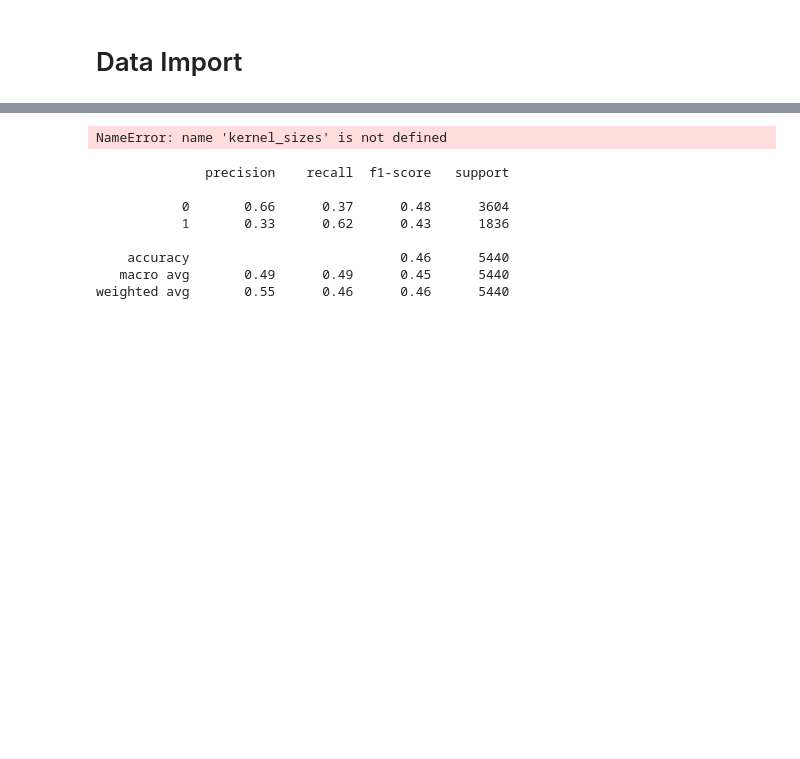
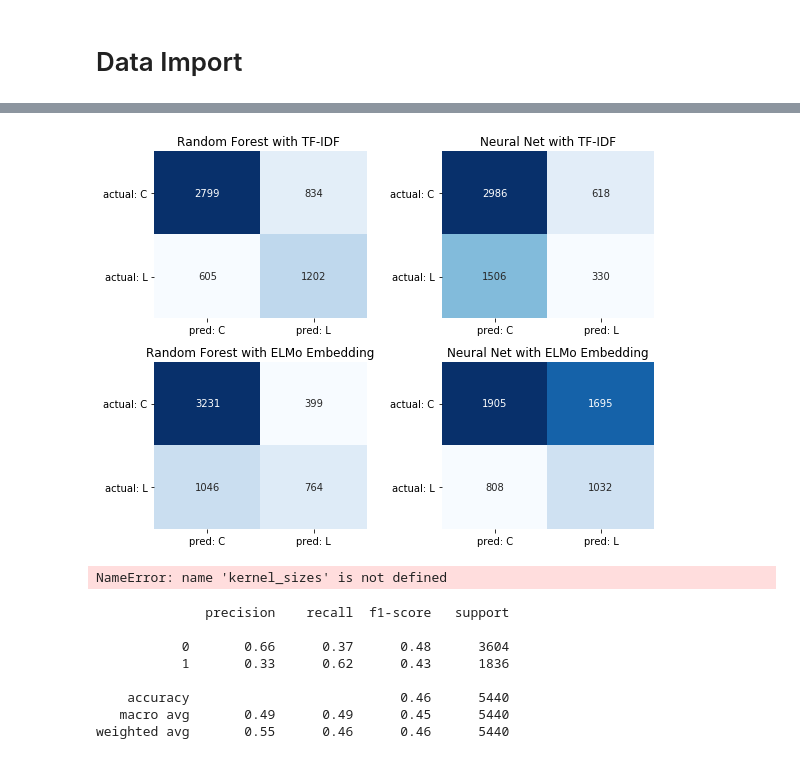
Before and after one commit to Alpha-1787/W266-Final-Project, a Jupyter notebook: Political-Leaning-Classification.ipynb, the cells around one changed output, grey strips where cells are left out. Cells and saved outputs as stored; diff of their text form; code cells hidden in the pictures; blank space fills up the shorter version.

```diff
--- a/Political-Leaning-Classification.ipynb
+++ b/Political-Leaning-Classification.ipynb
@@ -287,0 +299,8 @@ with tf.Session() as session:
+# %%
+with tf.Session() as session:
+    session.run(tf.global_variables_initializer())
+    session.run(tf.tables_initializer())
+    y_pred = nn_elmo.predict(X_test, use_multiprocessing=True, workers=4)
+
+test_df['nn_elmo_pred'] = y_pred
+test_df['nn_elmo_true'] = y_test.reset_index(drop=True)
@@ -287,0 +309,21 @@ with tf.Session() as session:
+# %%
+test_df['nn_elmo_pred'] = test_df['nn_elmo_pred'].apply(lambda x: 0 if x < 0.5 else 1)
+test_df['nn_tfidf_pred'] = test_df['nn_tfidf_pred'].apply(lambda x: 0 if x < 0.5 else 1)
+
+test_df = test_df[['tfidf_pred',
+                   'tfidf_true',
+                   'nn_tfidf_pred',
+                   'nn_tfidf_true',
+                   'elmo_pred',
+                   'elmo_true',
+                   'nn_elmo_pred',
+                   'nn_elmo_true']]
+# %%
+titles = ['Random Forest with TF-IDF ',
+          'Neural Net with TF-IDF',
+          'Random Forest with ELMo Embedding',
+          'Neural Net with ELMo Embedding']
+
+for c, t in zip(np.arange(0, 8, 2), titles):
+    print(t)
+    print(metrics.classification_report(test_df[test_df.columns[c+1]], test_df[test_df.columns[c]]))
@@ -287,0 +348,18 @@ with tf.Session() as session:
+# %%
+fig, ax = plt.subplots(2, 2, figsize=(8, 6))
+for a, b, c in zip(np.arange(0, 8, 2), [(0,0), (0,1), (1,0), (1,1)], titles):
+    sns.heatmap(metrics.confusion_matrix(test_df[test_df.columns[a+1]], test_df[test_df.columns[a]]),
+                xticklabels=['pred: C', 'pred: L'],
+                yticklabels=['actual: C', 'actual: L'],
+                annot=True,
+                fmt='g',
+                cmap='Blues',
+                cbar=False,
+                ax=ax[b[0], b[1]])
+    ax[b[0], b[1]].set_title(c)
+    ax[b[0], b[1]].tick_params(axis='y', rotation=0)
+
+plt.tight_layout()
+plt.show()
+# %% [output]
+[figure, added]
```
Also changed, not shown: parts of 45 cells of this notebook.
